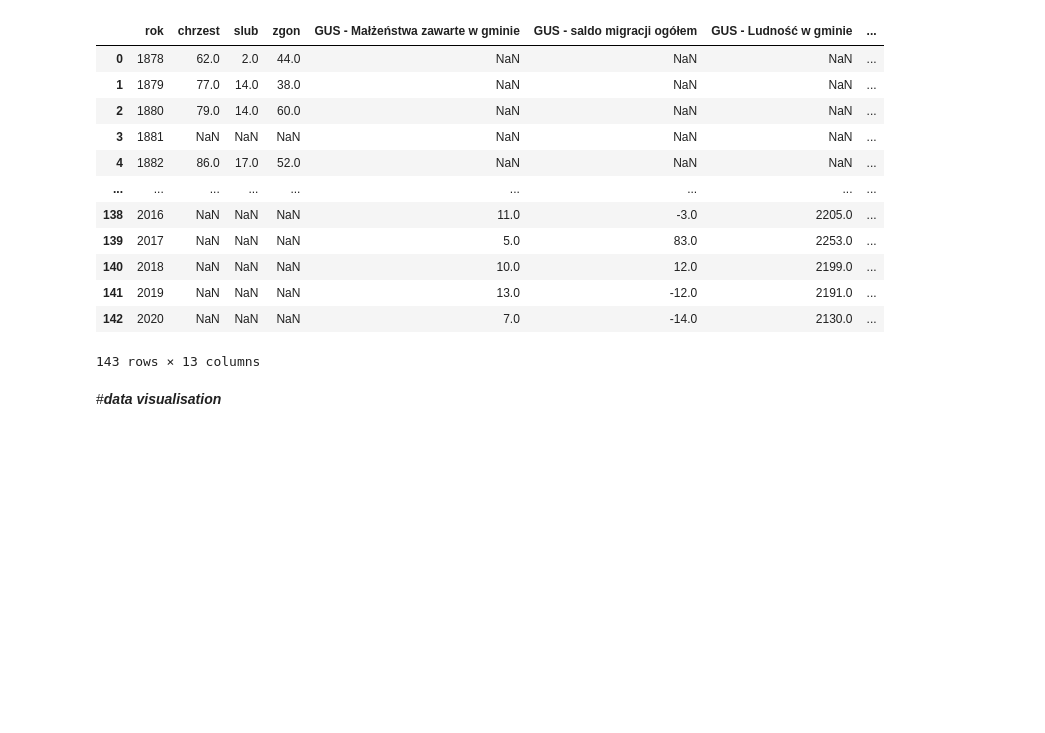
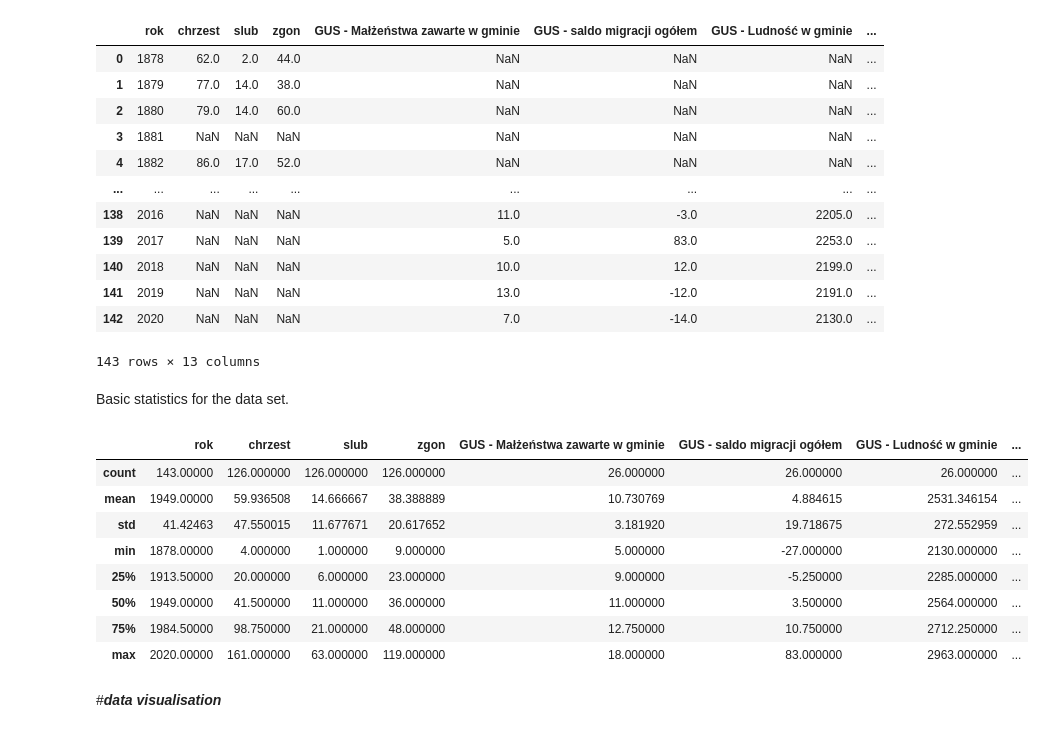
Before and after one commit to zuzannazak/PhD2022Bialowieza, a Jupyter notebook: 💖projekt.ipynb, the cells around one changed output. Drawn from its saved outputs; the diff is of its cells as text; code cells hidden in the pictures; blank space fills up the shorter version.

```diff
--- a/💖projekt.ipynb
+++ b/💖projekt.ipynb
@@ -111,5 +154,19 @@ df_aggregateddata
 | 141 | 2019 | NaN | NaN | NaN | 13.0 | -12.0 | 2191.0 | ... |
 | 142 | 2020 | NaN | NaN | NaN | 7.0 | -14.0 | 2130.0 | ... |
 143 rows × 13 columns
+# %% [markdown]
+Basic statistics for the data set.
+# %%
+df_aggregateddata.describe()
+# %% [output]
+|  | rok | chrzest | slub | zgon | GUS - Małżeństwa zawarte w gminie | GUS - saldo migracji ogółem | GUS - Ludność w gminie | ... |
+| count | 143.00000 | 126.000000 | 126.000000 | 126.000000 | 26.000000 | 26.000000 | 26.000000 | ... |
+| mean | 1949.00000 | 59.936508 | 14.666667 | 38.388889 | 10.730769 | 4.884615 | 2531.346154 | ... |
+| std | 41.42463 | 47.550015 | 11.677671 | 20.617652 | 3.181920 | 19.718675 | 272.552959 | ... |
+| min | 1878.00000 | 4.000000 | 1.000000 | 9.000000 | 5.000000 | -27.000000 | 2130.000000 | ... |
+| 25% | 1913.50000 | 20.000000 | 6.000000 | 23.000000 | 9.000000 | -5.250000 | 2285.000000 | ... |
+| 50% | 1949.00000 | 41.500000 | 11.000000 | 36.000000 | 11.000000 | 3.500000 | 2564.000000 | ... |
+| 75% | 1984.50000 | 98.750000 | 21.000000 | 48.000000 | 12.750000 | 10.750000 | 2712.250000 | ... |
+| max | 2020.00000 | 161.000000 | 63.000000 | 119.000000 | 18.000000 | 83.000000 | 2963.000000 | ... |
 # %% [markdown]
 #***data visualisation***
```
Also changed, not shown: parts of 84 cells of this notebook.
